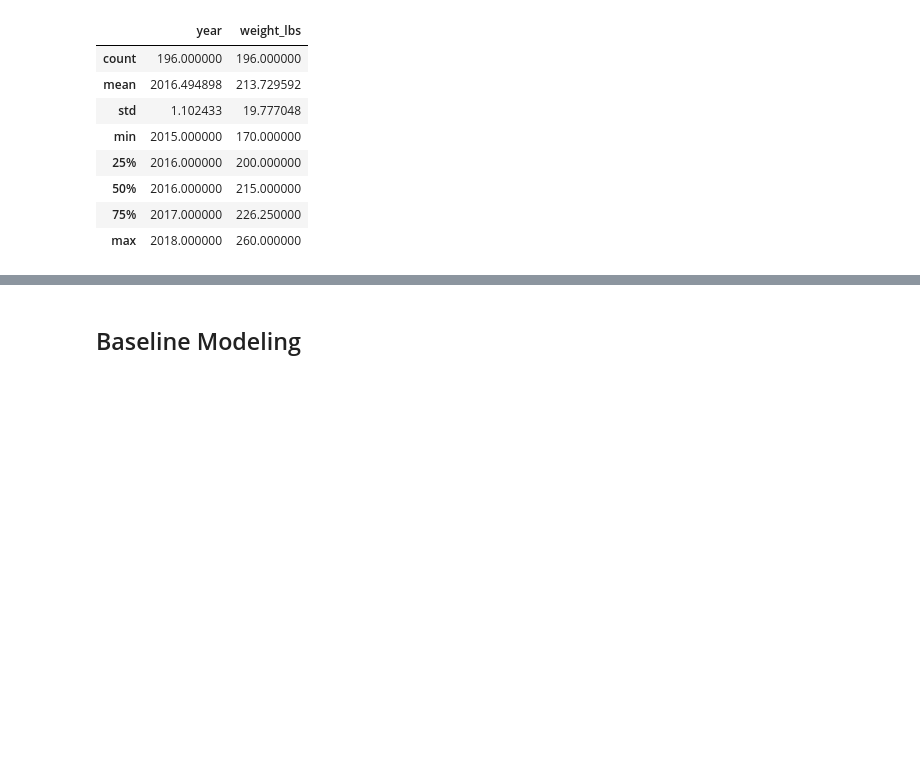
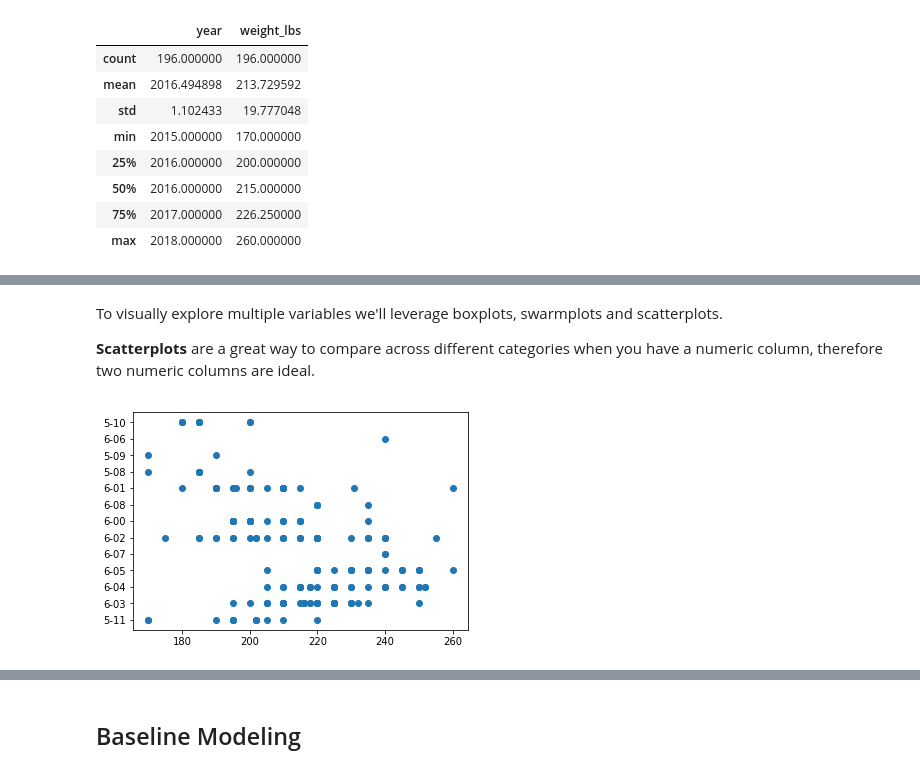
Before and after one commit to SQLDataNinja/pyDataScienceAdventure, a Jupyter notebook: SampleProject_BaseballAnalysis.ipynb, the cells around one changed output, grey strips where cells are left out. Cells and saved outputs as stored; diff of their text form; code cells hidden in the pictures; blank space fills up the shorter version.

```diff
--- a/SampleProject_BaseballAnalysis.ipynb
+++ b/SampleProject_BaseballAnalysis.ipynb
@@ -297,0 +346,9 @@ df_rosters_pirates.describe()
+# %% [markdown]
+To visually explore multiple variables we'll leverage boxplots, swarmplots and scatterplots.
+
+**Scatterplots** are a great way to compare across different categories when you have a numeric column, therefore two numeric columns are ideal.
+# %%
+splot = plt.scatter(df_rosters_pirates.weight_lbs, df_rosters_pirates.height_ft)
+plt.show()
+# %% [output]
+[figure, added]
```
Also changed, not shown: parts of 7 cells of this notebook, 1 other file.
